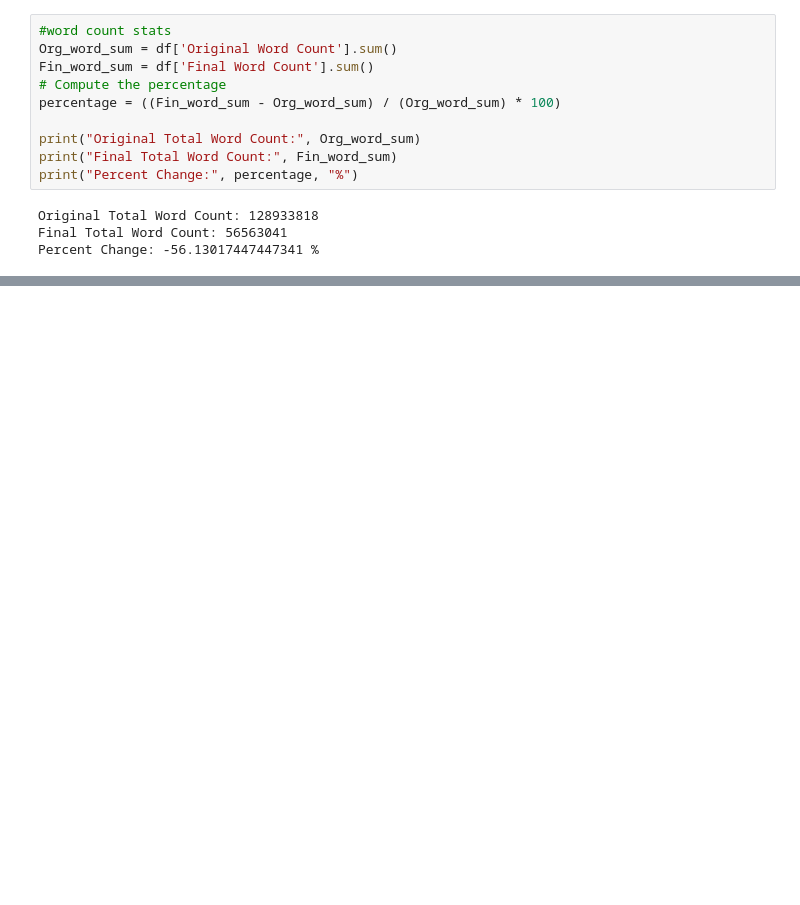
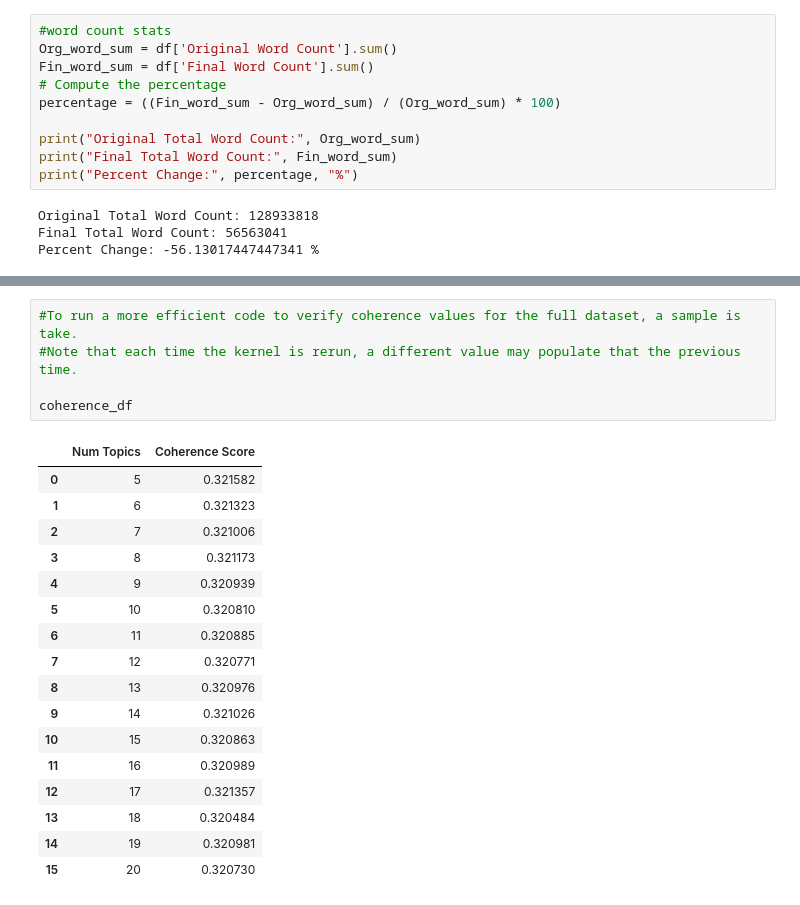
Before and after one commit to CDL-DataSci/CIND820, a Jupyter notebook: CIND820_Litreview.ipynb, the cells around one changed output, grey strips where cells are left out. Saved outputs shown, nothing was run; the diff lists cells and outputs as text; blank space fills up the shorter version.

```diff
--- a/CIND820_Litreview.ipynb
+++ b/CIND820_Litreview.ipynb
@@ -505,0 +489,23 @@ KeyboardInterrupt:
+# %%
+#To run a more efficient code to verify coherence values for the full dataset, a sample is take.
+#Note that each time the kernel is rerun, a different value may populate that the previous time.
+
+coherence_df
+# %% [output]
+|  | Num Topics | Coherence Score |
+| 0 | 5 | 0.321582 |
+| 1 | 6 | 0.321323 |
+| 2 | 7 | 0.321006 |
+| 3 | 8 | 0.321173 |
+| 4 | 9 | 0.320939 |
+| 5 | 10 | 0.320810 |
+| 6 | 11 | 0.320885 |
+| 7 | 12 | 0.320771 |
+| 8 | 13 | 0.320976 |
+| 9 | 14 | 0.321026 |
+| 10 | 15 | 0.320863 |
+| 11 | 16 | 0.320989 |
+| 12 | 17 | 0.321357 |
+| 13 | 18 | 0.320484 |
+| 14 | 19 | 0.320981 |
+| 15 | 20 | 0.320730 |
```
Also changed, not shown: parts of 11 cells of this notebook.
